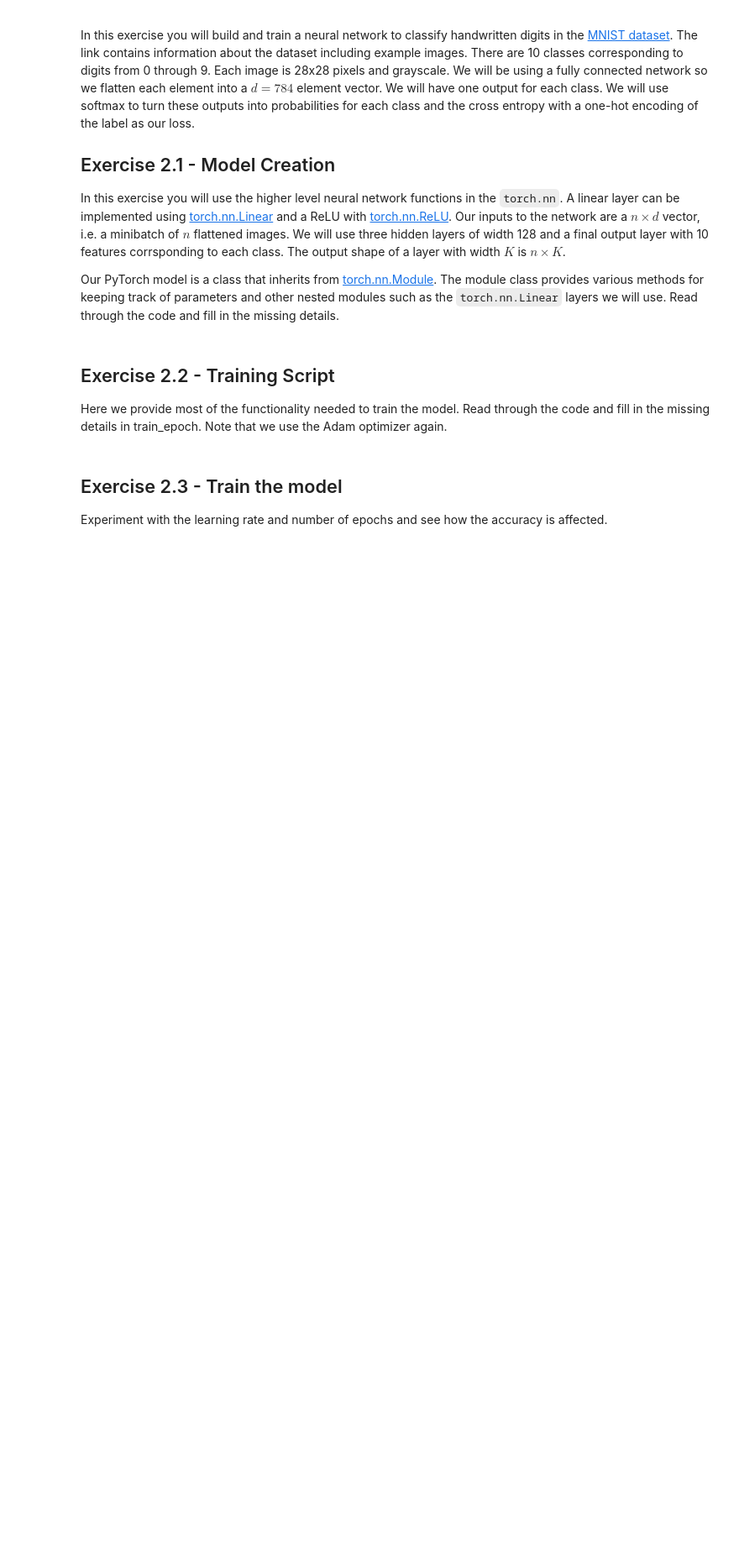
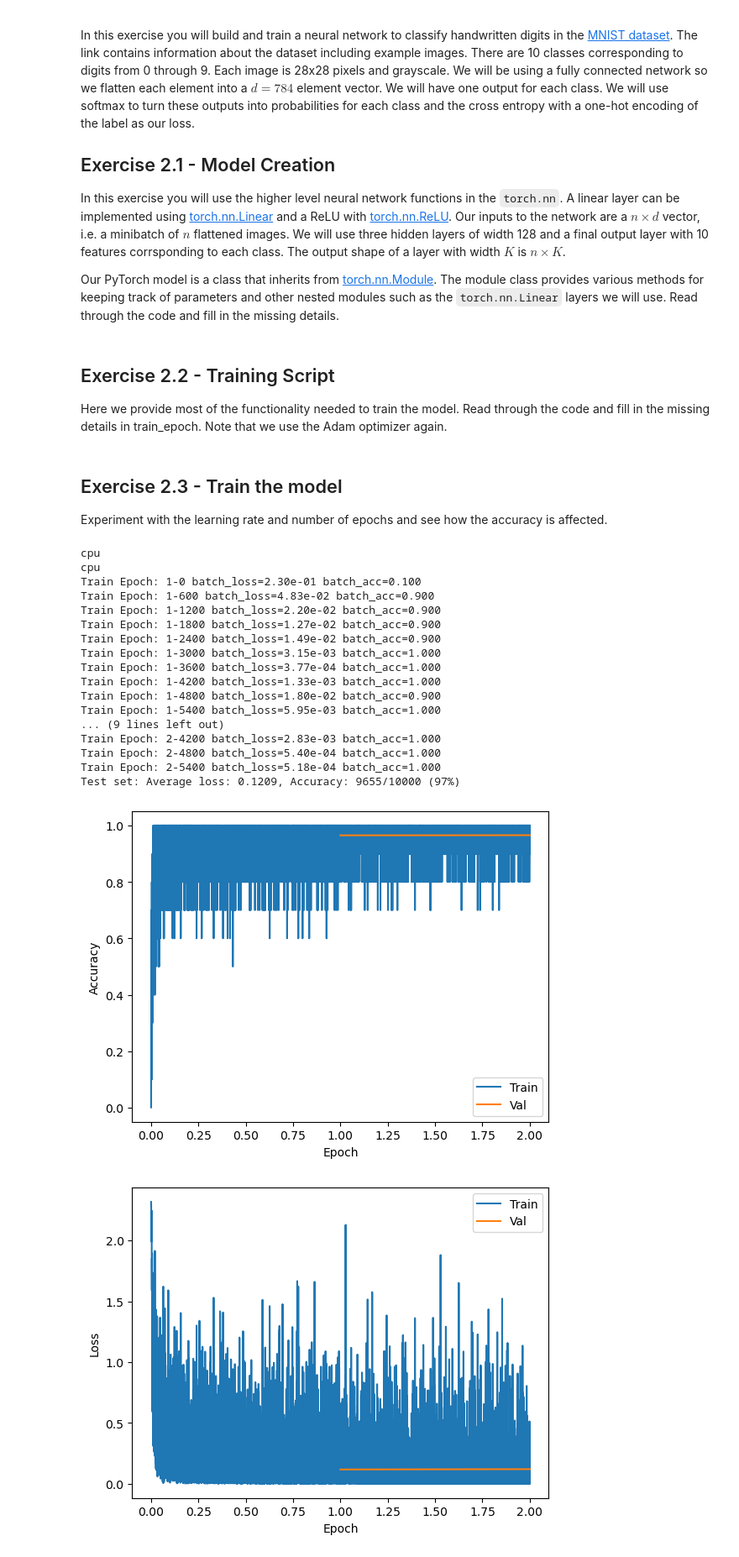
Before and after one commit to J-Grf/ML_course, a Jupyter notebook: labs/ex07/template/ex07_sol.ipynb, the cells around one changed output. Shown: that part at 84% size. Saved outputs shown, nothing was run; the diff lists cells and outputs as text; code cells hidden in the pictures; blank space fills up the shorter version.

```diff
--- a/labs/ex07/template/ex07_sol.ipynb
+++ b/labs/ex07/template/ex07_sol.ipynb
@@ -409,20 +407,18 @@ from torchvision import datasets, transforms
 
 def train_epoch(model, device, train_loader, optimizer, epoch, criterion):
     model.train()  # Important set model to train mode (affects dropout, batch norm etc)
-
     loss_history = []
     accuracy_history = []
+    print(device)
     for batch_idx, (data, target) in enumerate(train_loader):
-        # ***************************************************
-        # INSERT YOUR CODE HERE
-        # ***************************************************
         # TODO: Move data and target to the specified device
-        output = None  # TODO
-        loss = None  # TODO
-        # TODO Backpropagate
-        # TODO Optimizer step
-        # TODO Zero the gradients
-        raise NotImplementedError
+        data = data.to(device)
+        target = target.to(device)
+        output = model(data)
+        loss = criterion(output, target)
+        loss.backward()
+        optimizer.step()
+        optimizer.zero_grad()
 
         pred = output.argmax(dim=1, keepdim=True)
         correct = pred.eq(target.view_as(pred)).sum().item()
@@ -506,7 +502,7 @@ def run_mnist_training(num_epochs, lr, batch_size, device="cpu"):
         train_set,
         batch_size=batch_size,
         shuffle=True,  # Can be important for training
-        pin_memory=torch.cuda.is_available(),
+        pin_memory=torch.cuda.is_available() ,
         drop_last=True,
         num_workers=2,
     )
@@ -576,9 +572,31 @@ def run_mnist_training(num_epochs, lr, batch_size, device="cpu"):
 Experiment with the learning rate and number of epochs and see how the accuracy is affected.
 # %%
 # TODO: Play around with these settings
-lr = 5e-3
-batch_size = 128
+lr = 1e-3
+batch_size = 10
 num_epochs = 2
-device = torch.device("cuda" if torch.cuda.is_available() else "cpu")
+#device = torch.device("cuda" if torch.cuda.is_available() else ("mps" if torch.backends.mps.is_available() else "cpu"))
+device = "cpu"
+print(device)
 
 run_mnist_training(num_epochs, lr, batch_size, device)
+# %% [output]
+cpu
+cpu
+Train Epoch: 1-0 batch_loss=2.30e-01 batch_acc=0.100
+Train Epoch: 1-600 batch_loss=4.83e-02 batch_acc=0.900
+Train Epoch: 1-1200 batch_loss=2.20e-02 batch_acc=0.900
+Train Epoch: 1-1800 batch_loss=1.27e-02 batch_acc=0.900
+Train Epoch: 1-2400 batch_loss=1.49e-02 batch_acc=0.900
+Train Epoch: 1-3000 batch_loss=3.15e-03 batch_acc=1.000
+Train Epoch: 1-3600 batch_loss=3.77e-04 batch_acc=1.000
+Train Epoch: 1-4200 batch_loss=1.33e-03 batch_acc=1.000
+Train Epoch: 1-4800 batch_loss=1.80e-02 batch_acc=0.900
+Train Epoch: 1-5400 batch_loss=5.95e-03 batch_acc=1.000
+... (9 lines left out)
+Train Epoch: 2-4200 batch_loss=2.83e-03 batch_acc=1.000
+Train Epoch: 2-4800 batch_loss=5.40e-04 batch_acc=1.000
+Train Epoch: 2-5400 batch_loss=5.18e-04 batch_acc=1.000
+Test set: Average loss: 0.1209, Accuracy: 9655/10000 (97%)
+[figure, added]
+[figure, added]
```
Also changed, not shown: parts of 2 cells of this notebook.
